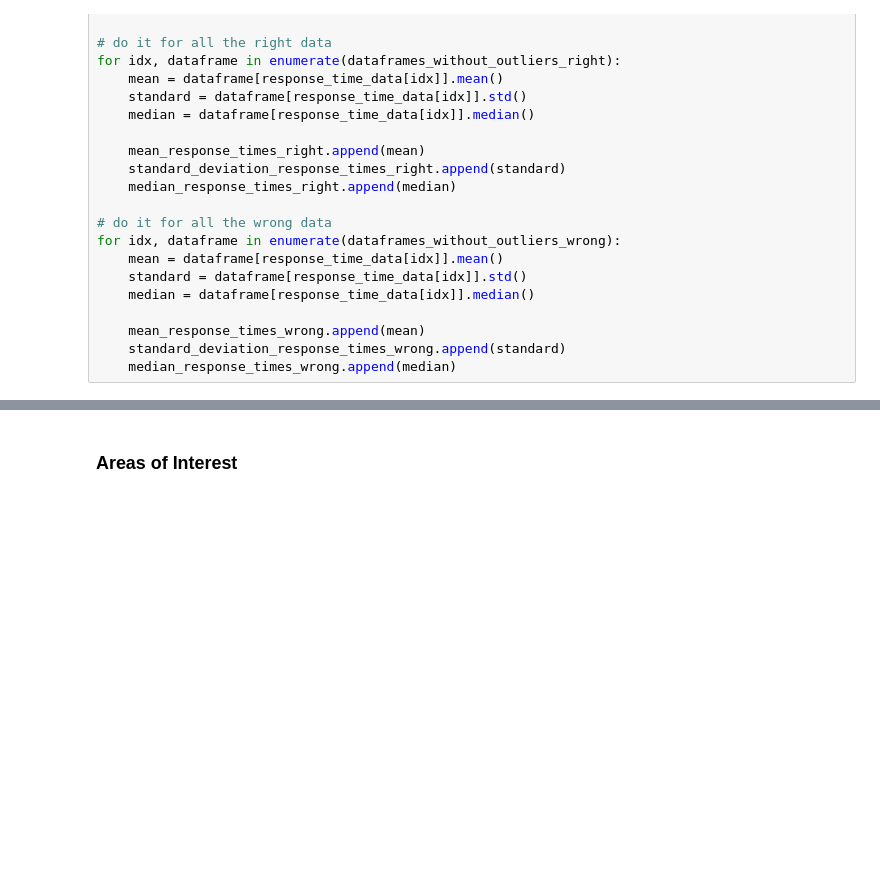
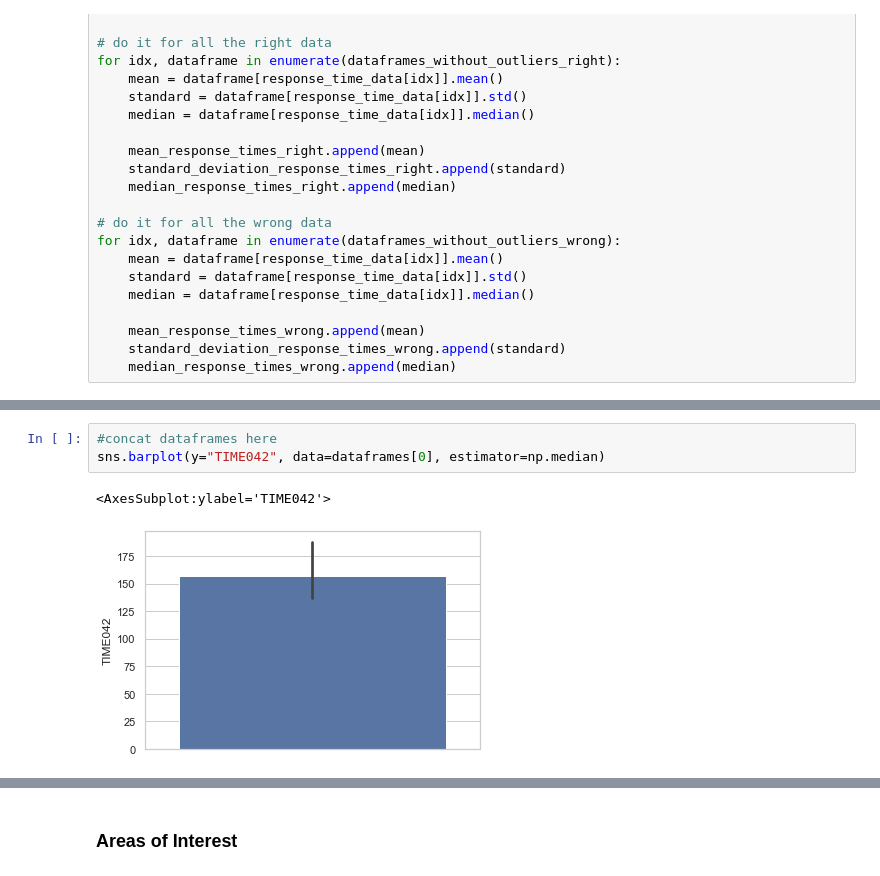
Before and after one commit to brains-on-code/REyeker, a Jupyter notebook: REyeker-DataAnalyses-Python/DataAnalysis-Pipeline.ipynb, the cells around one changed output, grey strips where cells are left out. Saved outputs shown, nothing was run; the diff lists cells and outputs as text; blank space fills up the shorter version.

```diff
--- a/REyeker-DataAnalyses-Python/DataAnalysis-Pipeline.ipynb
+++ b/REyeker-DataAnalyses-Python/DataAnalysis-Pipeline.ipynb
@@ -387,0 +364,6 @@ for idx, dataframe in enumerate(dataframes_without_outliers_wrong):
+# %%
+#concat dataframes here
+sns.barplot(y="TIME042", data=dataframes[0], estimator=np.median)
+# %% [output]
+<AxesSubplot:ylabel='TIME042'>
+[figure, added]
```
Also changed, not shown: parts of 13 cells of this notebook.
